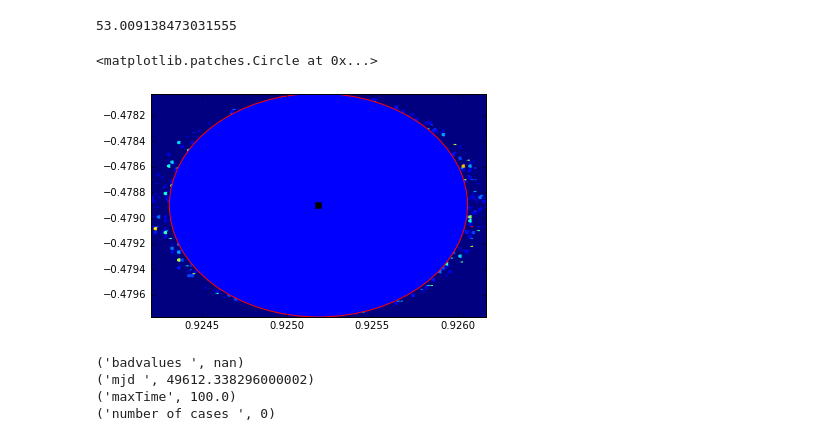
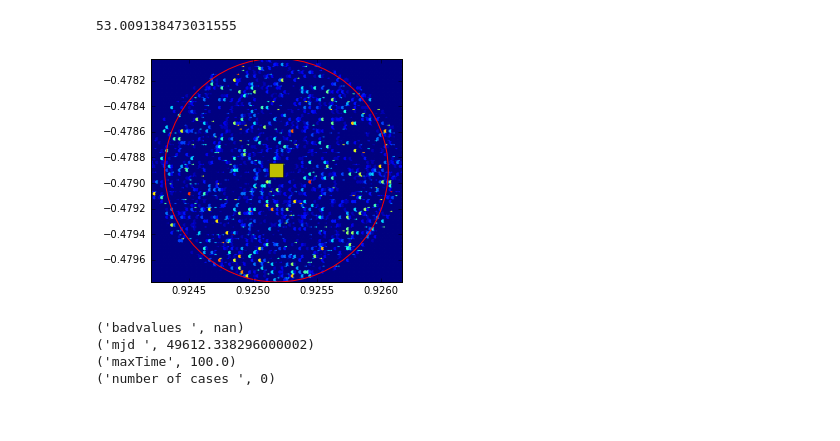
Before and after one commit to lsst-sims/legacy_sims_catUtils, a Jupyter notebook: examples/Using_SNModels_dbObj.ipynb, the cells around one changed output. Cells and saved outputs as stored; diff of their text form; code cells hidden in the pictures.

```diff
--- a/examples/Using_SNModels_dbObj.ipynb
+++ b/examples/Using_SNModels_dbObj.ipynb
@@ -144,16 +144,16 @@ import matplotlib.patches  as mpatches
 # %%
 fig, ax = plt.subplots()
 ax.hexbin(TTSNdf['#raJ2000'], TTSNdf.decJ2000)
 ax.plot(np.radians(TwinklesObsMetaDataSmall.pointingRA), np.radians(TwinklesObsMetaDataSmall.pointingDec),
-         'ks')
+         'ys', markersize=14)
 circ = mpatches.Circle((np.radians(TwinklesObsMetaDataSmall.pointingRA), np.radians(TwinklesObsMetaDataSmall.pointingDec)),
          np.radians(0.05))
-circ.set(edgecolor='r')
+circ.set(edgecolor='r', fill=False)
 #circ.set(face)
 ax.add_artist(circ)
+ax.set_aspect('equal')
 # %% [output]
-<matplotlib.patches.Circle at 0x...>
-[figure, old version]
+[figure, new version]
 # %%
 sncatalog = FrozenSNCat(db_obj=s, obs_metadata=TwinklesObsMetaDataSmall,
                          column_outputs=['snra', 'sndec', 'snid', 'x0', 't0', 'flux', 'flux_err', 'mag', 'mag_err',
```
Also changed, not shown: parts of 53 cells of this notebook, 2 other files.
